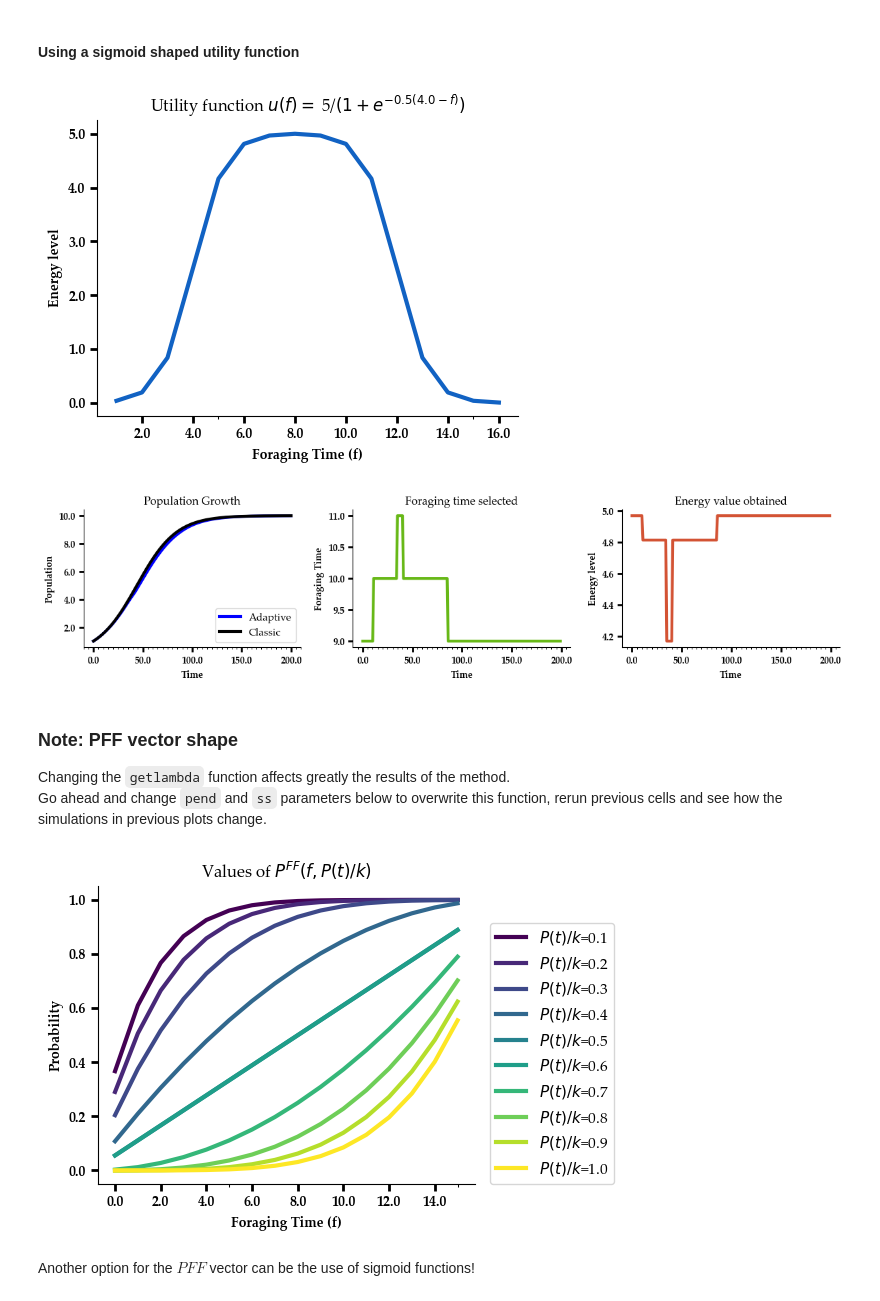
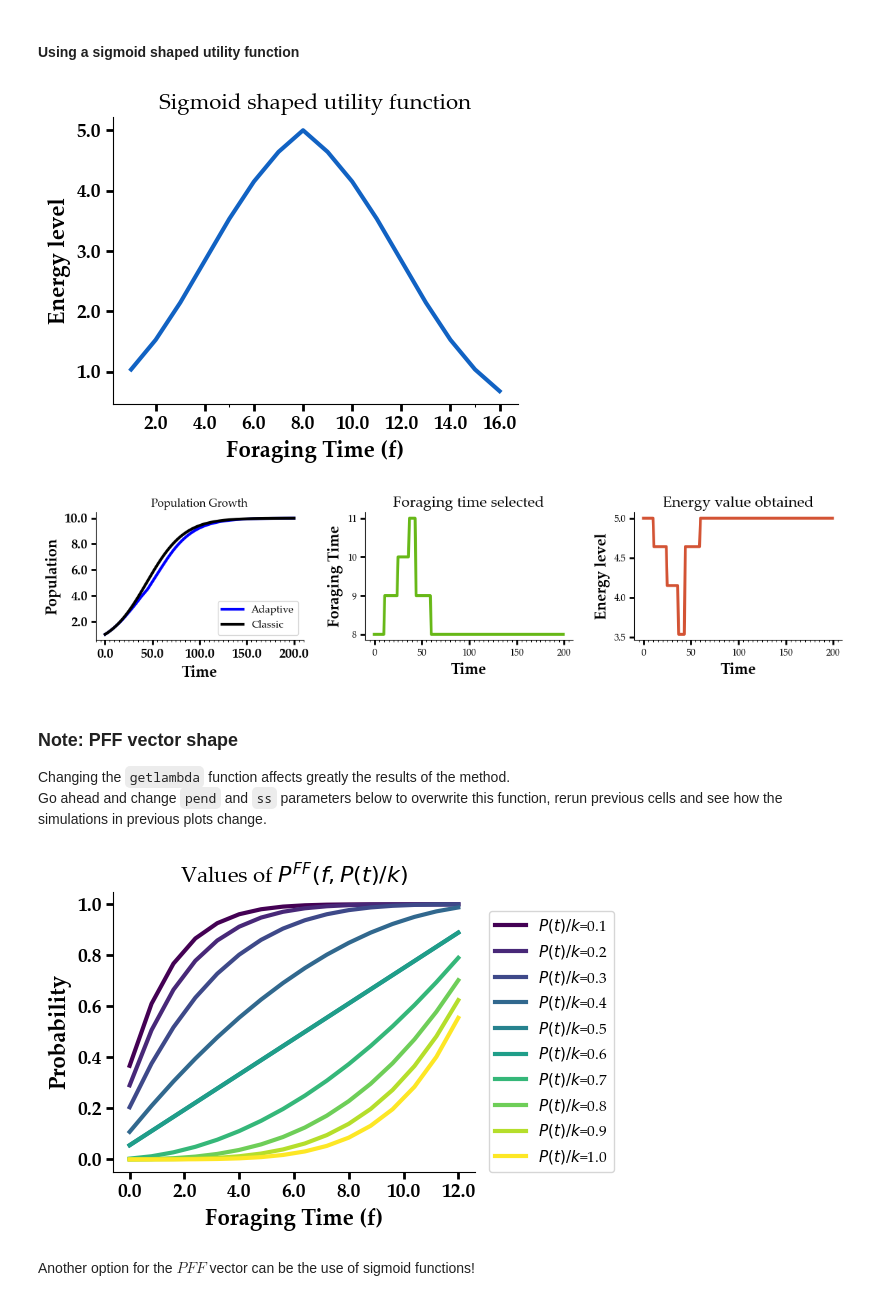
Before and after one commit to JimmyCalvoMonge/adaptiveLogistic, a Jupyter notebook: AdaptiveLogistic.ipynb, the cells around one changed output. Drawn from its saved outputs; the diff is of its cells as text; code cells hidden in the pictures.

```diff
--- a/AdaptiveLogistic.ipynb
+++ b/AdaptiveLogistic.ipynb
@@ -405,7 +379,7 @@ plt.show()
 # %% [markdown]
 #### Using a sigmoid shaped utility function
 # %%
-Nu = 1.6
+Nu = 0.5
 p_vector0, energy_vector0, foraging_vector0 = adaptive_logistic(p_0, k, t_max, r_c, T, Nu, Delta, maxcr, maxU, cred, icred, adaptive=False)
 p_vector, energy_vector, foraging_vector = adaptive_logistic(p_0, k, t_max, r_c, T, Nu, Delta, maxcr, maxU, cred, icred, sigmoid=True)
 
@@ -413,16 +387,16 @@ p_vector, energy_vector, foraging_vector = adaptive_logistic(p_0, k, t_max, r_c,
 utils = [fs2(maxcr*2,Nu,csd,maxU) for csd in range(1, 2*maxcr + 1)]
 fig, axs = plt.subplots(nrows=1, ncols=1, figsize=(5,4))
 axs.plot(range(1, 2*maxcr + 1), utils, linewidth=3, color='#1162C3')
-axs.set_title(r'Utility function $u(f)=$'+f' {maxU}/'+r'$(1+e^{-'+f'{NuR}'+r'('+f'{maxcr/2}'+r'-f)})$', fontsize=12)
+axs.set_title(r'Sigmoid shaped utility function', fontsize=16)
 axs.tick_params(which='major', width=2.00, length=5)
 axs.tick_params(which='minor', width=0.75, length=2.5)
 axs.xaxis.set_minor_locator(MultipleLocator(5))
 axs.spines['right'].set_visible(False)
 axs.spines['top'].set_visible(False)
-axs.set_xticklabels(axs.get_xticks(), weight='bold')
-axs.set_yticklabels(axs.get_yticks().round(2), weight='bold')
-axs.set_xlabel('Foraging Time (f)', fontsize=10, fontweight='bold')
-axs.set_ylabel('Energy level', fontsize=10, fontweight='bold')
+axs.set_xticklabels(axs.get_xticks(), weight='bold', fontsize=14)
+axs.set_yticklabels(axs.get_yticks().round(2), weight='bold', fontsize=14)
+axs.set_xlabel('Foraging Time (f)', fontsize=16, fontweight='bold')
+axs.set_ylabel('Energy level', fontsize=16, fontweight='bold')
 plt.tight_layout()
 # plt.savefig('plots/UtilityFunctionExampleSigmoid.png')
 plt.show()
@@ -439,34 +413,34 @@ axs[0].tick_params(which='minor', width=0.75, length=2.5)
 axs[0].xaxis.set_minor_locator(MultipleLocator(5))
 axs[0].spines['right'].set_visible(False)
 axs[0].spines['top'].set_visible(False)
-axs[0].set_xticklabels(axs[0].get_xticks(), weight='bold')
-axs[0].set_yticklabels(axs[0].get_yticks(), weight='bold')
-axs[0].set_xlabel('Time', fontsize=10, fontweight='bold')
-axs[0].set_ylabel('Population', fontsize=10, fontweight='bold')
+axs[0].set_xticklabels(axs[0].get_xticks(), weight='bold', fontsize=14)
+axs[0].set_yticklabels(axs[0].get_yticks(), weight='bold', fontsize=14)
+axs[0].set_xlabel('Time', fontsize=16, fontweight='bold')
+axs[0].set_ylabel('Population', fontsize=16, fontweight='bold')
 
 axs[1].plot(range(len(foraging_vector)), foraging_vector, linewidth=3, color='#67B817')
-axs[1].set_title('Foraging time selected', fontsize=12)
+axs[1].set_title('Foraging time selected', fontsize=16)
 axs[1].tick_params(which='major', width=2.00, length=5)
 axs[1].tick_params(which='minor', width=0.75, length=2.5)
 axs[1].xaxis.set_minor_locator(MultipleLocator(5))
 axs[1].spines['right'].set_visible(False)
 axs[1].spines['top'].set_visible(False)
-axs[1].set_xticklabels(axs[1].get_xticks(), weight='bold')
-axs[1].set_yticklabels(axs[1].get_yticks().round(2), weight='bold')
-axs[1].set_xlabel('Time', fontsize=10, fontweight='bold')
-axs[1].set_ylabel('Foraging Time', fontsize=10, fontweight='bold')
+#axs[1].set_xticklabels(axs[1].get_xticks(), weight='bold', fontsize=14)
+#axs[1].set_yticklabels(axs[1].get_yticks().round(2), weight='bold', fontsize=14)
+axs[1].set_xlabel('Time', fontsize=16, fontweight='bold')
+axs[1].set_ylabel('Foraging Time', fontsize=16, fontweight='bold')
 
 axs[2].plot(range(len(energy_vector)), energy_vector, linewidth=3, color='#D35334')
-axs[2].set_title('Energy value obtained', fontsize=12)
+axs[2].set_title('Energy value obtained', fontsize=16)
 axs[2].tick_params(which='major', width=2.00, length=5)
 axs[2].tick_params(which='minor', width=0.75, length=2.5)
 axs[2].xaxis.set_minor_locator(MultipleLocator(5))
 axs[2].spines['right'].set_visible(False)
 axs[2].spines['top'].set_visible(False)
-axs[2].set_xticklabels(axs[2].get_xticks(), weight='bold')
-axs[2].set_yticklabels(axs[2].get_yticks().round(2), weight='bold')
-axs[2].set_xlabel('Time', fontsize=10, fontweight='bold')
-axs[2].set_ylabel('Energy level', fontsize=10, fontweight='bold')
+# axs[2].set_xticklabels(axs[2].get_xticks(), weight='bold')
+# axs[2].set_yticklabels(axs[2].get_yticks().round(2), weight='bold')
+axs[2].set_xlabel('Time', fontsize=16, fontweight='bold')
+axs[2].set_ylabel('Energy level', fontsize=16, fontweight='bold')
 
 plt.subplots_adjust(left=0.1,
                 bottom=0.05,
@@ -475,47 +449,51 @@ plt.subplots_adjust(left=0.1,
                 wspace=0.4,
                 hspace=0.4)
 plt.tight_layout()
-# plt.savefig(f'plots/PopGrowthAndFrgTime_{Nu}_{T}_{Delta}_{maxcr}_{cred}_{icred}_{maxU}_{r_c}_{k}_Sigmoid.png')
+plt.savefig(f'plots/PopGrowthAndFrgTime_{Nu}_{T}_{Delta}_{maxcr}_{cred}_{icred}_{maxU}_{r_c}_{k}_Sigmoid.png')
 plt.show()
 # %% [output]
-[figure, old version]
+[figure, new version]
-[figure, old version]
+[figure, new version]
 # %% [markdown]
 ### Note: PFF vector shape
 Changing the `getlambda` function affects greatly the results of the method. \
 Go ahead and change `pend` and `ss` parameters below to overwrite this function, rerun previous cells and see how the simulations in previous plots change.
 # %%
+pend = 0 # Minimum value of probability vector.
 def getlambda(p00, M):
     a, b = get_ab(p00)
-    pend = 0.8 # Minimum value of probability vector.
     ss = 2 # Offset to compute values of the vector.
     lambda_ = [sc.betainc(a, b, i/(M+ss))*(1-pend) + pend for i in range(1, M+1)]
     return lambda_
 
 M=maxcr*2
 colors = px.colors.sequential.Viridis
 
 fig, axs = plt.subplots(nrows=1, ncols=1, figsize=(6,4))
 for idx, pp in enumerate(np.linspace(0.1,1,10)):
     lambda_ = getlambda(pp, M=maxcr*2)
     axs.plot(range(M), lambda_, color=colors[idx], linewidth=3, label=r'$P(t)/k$'+f'={round(pp,2)}')
 
-axs.set_title(r'Values of $P^{FF}(f, P(t)/k)$', fontsize=12)
+axs.set_title(r'Values of $P^{FF}(f, P(t)/k)$', fontsize=16)
 axs.legend(prop={'size': 11}, loc=(1.04, 0))
 axs.tick_params(which='major', width=2.00, length=5)
 axs.tick_params(which='minor', width=0.75, length=2.5)
 axs.xaxis.set_minor_locator(MultipleLocator(5))
 axs.spines['right'].set_visible(False)
 axs.spines['top'].set_visible(False)
-axs.set_xticklabels(axs.get_xticks(), weight='bold')
-axs.set_yticklabels(axs.get_yticks().round(2), weight='bold')
-axs.set_xlabel('Foraging Time (f)', fontsize=10, fontweight='bold')
-axs.set_ylabel('Probability', fontsize=10, fontweight='bold')
+axs.set_xticklabels(axs.get_xticks(), weight='bold', fontsize=14)
+axs.set_yticklabels(axs.get_yticks().round(2), weight='bold', fontsize=14)
+axs.set_xlabel('Foraging Time (f)', fontsize=16, fontweight='bold')
+axs.set_ylabel('Probability', fontsize=16, fontweight='bold')
 plt.tight_layout()
-plt.savefig('plots/ProbFindingFoodPerPop.png')
+# if pend == 0:
+#     plt.savefig('plots/ProbFindingFoodPerPop.png')
+#     print('Original')
+# else:
+#     plt.savefig('plots/ProbFindingFoodPerPop2.png')
 plt.show()
 # %% [output]
-[figure, old version]
+[figure, new version]
 # %% [markdown]
 Another option for the $PFF$ vector can be the use of sigmoid functions!
 # %% [markdown]
```
Also changed, not shown: parts of 5 cells of this notebook, 26 other files.
